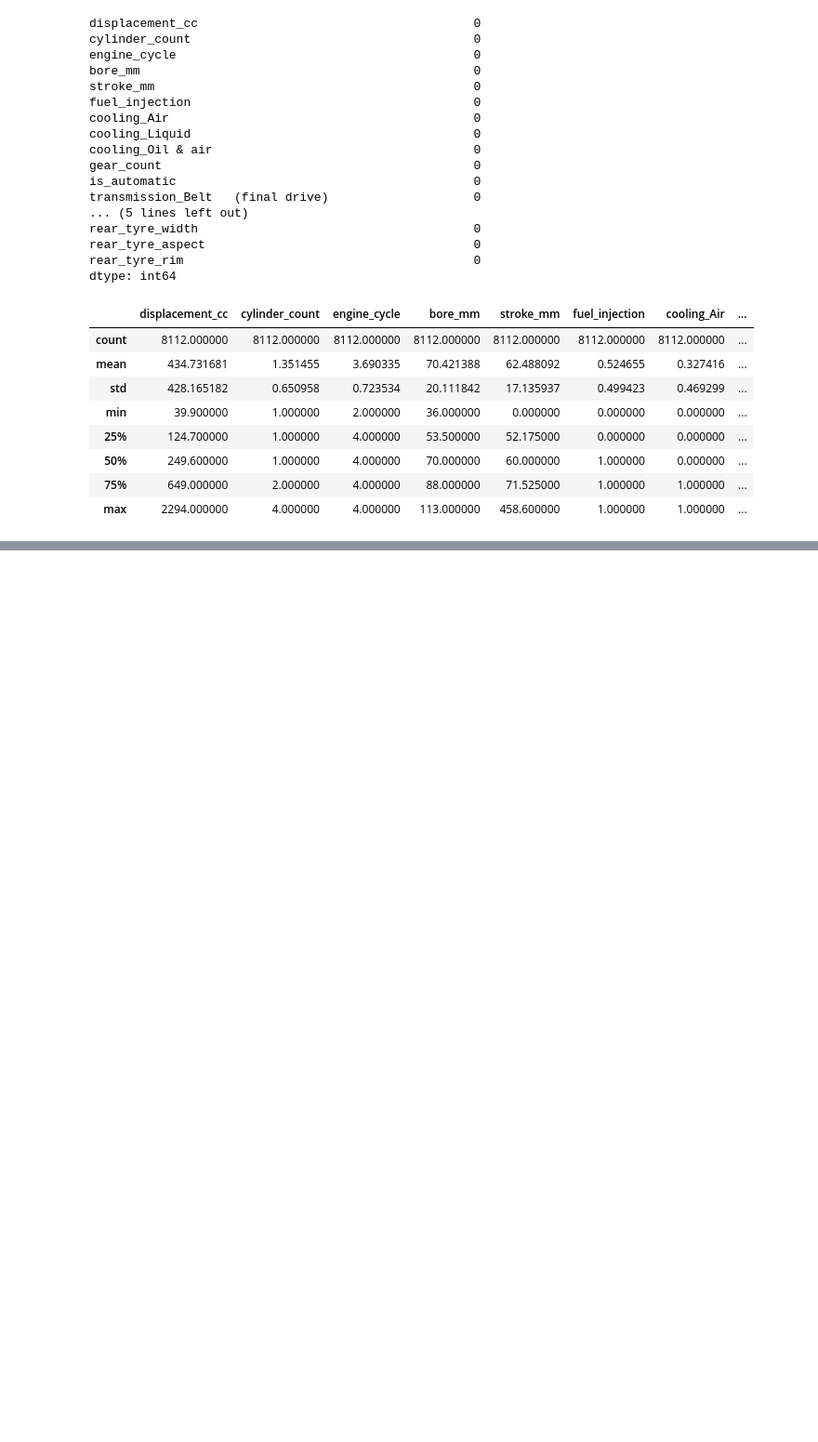
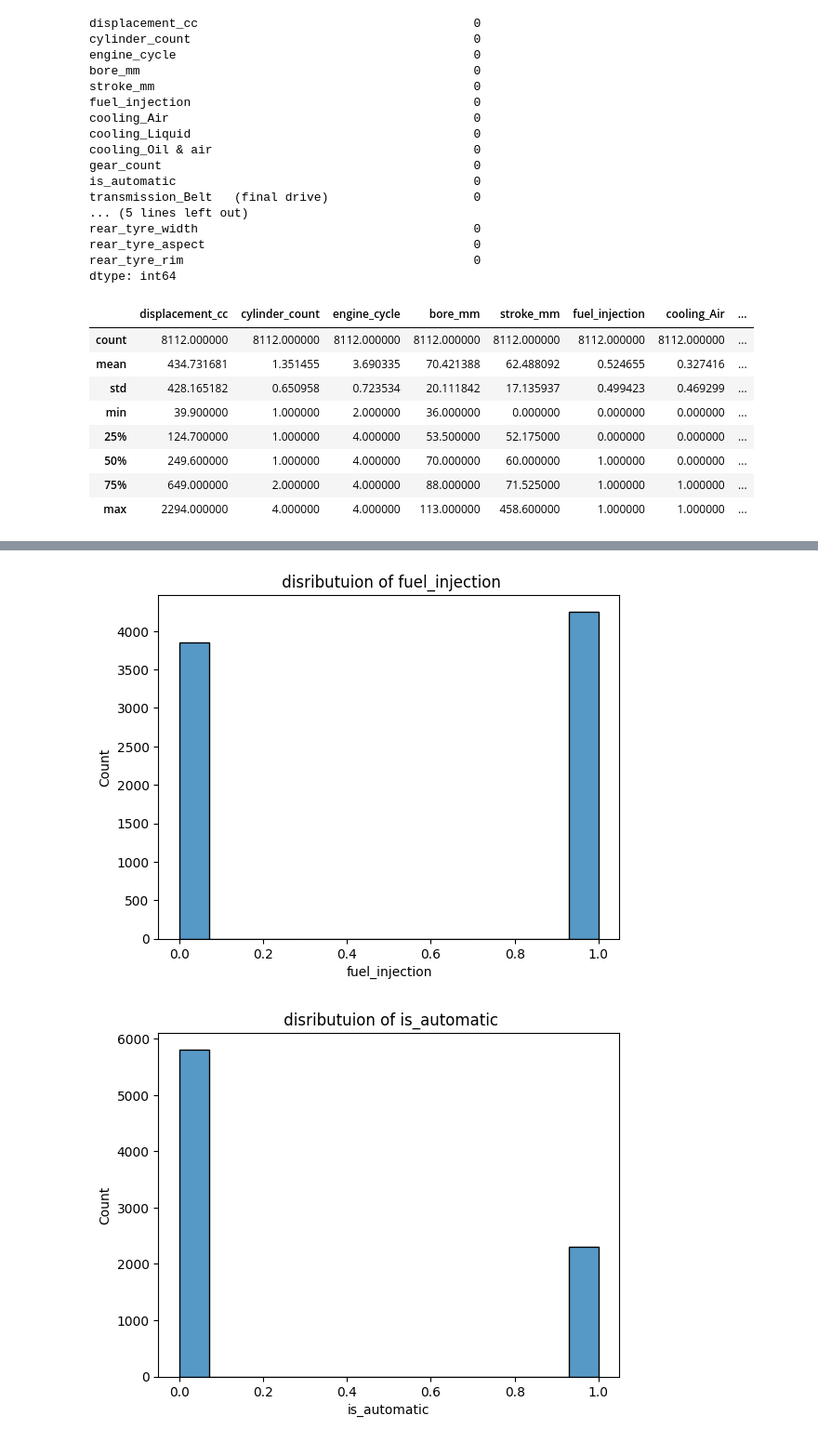
Before and after one commit to vinaykumar-chavali/bike-repo, a Jupyter notebook: notebook/eda.ipynb, the cells around one changed output, grey strips where cells are left out. Shown at 93% size. Drawn from its saved outputs; the diff is of its cells as text; code cells hidden in the pictures; blank space fills up the shorter version.

```diff
--- a/notebook/eda.ipynb
+++ b/notebook/eda.ipynb
@@ -81,0 +119,17 @@ numerical_features = ["displacement_cc","cylinder_count","engine_cycle","bore_mm
+# %%
+categorical_features = [
+    "fuel_injection",
+    "is_automatic",
+    "cooling_Air",
+    "cooling_Liquid",
+    "cooling_Oil & air",
+
+]
+# %%
+for i in categorical_features:
+    sns.histplot(df[i])
+    plt.title(f" disributuion of {i}")
+    plt.show()
+# %% [output]
+[figure, added]
+[figure, added]
```
Also changed, not shown: parts of 10 cells of this notebook, 1 other file.
